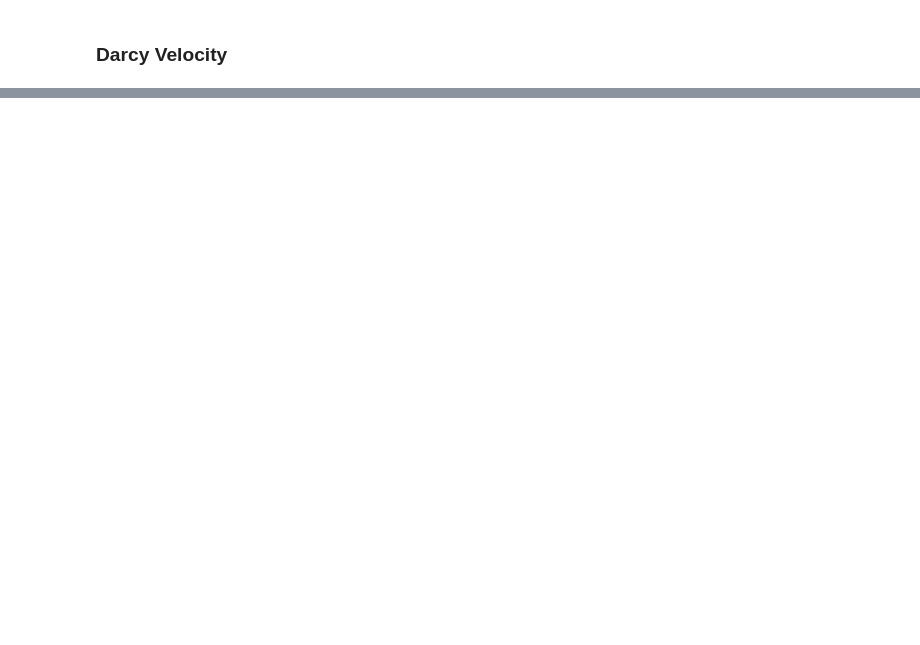
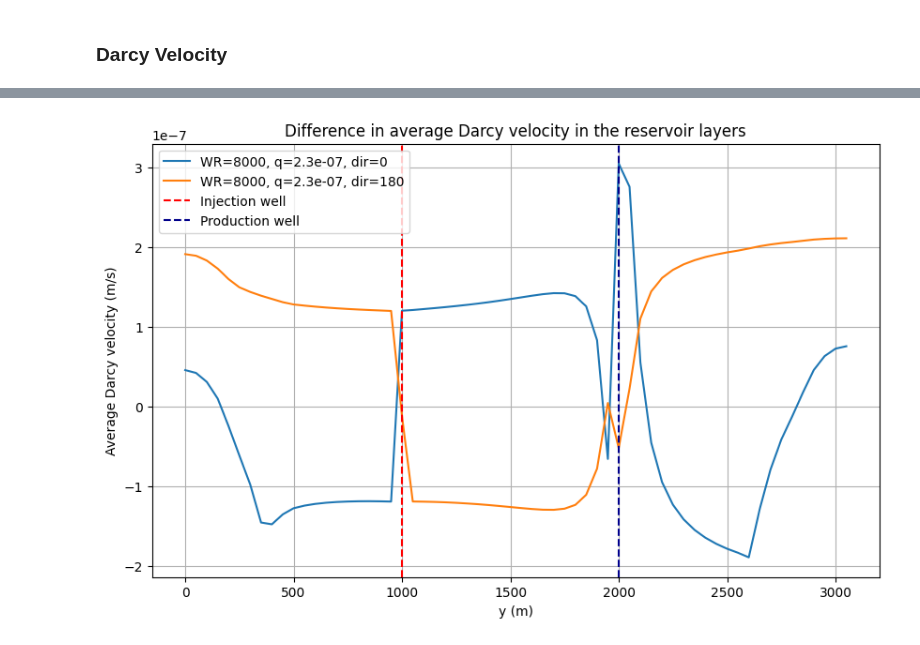
Before and after one commit to KajAbildgaard/MSc-Thesis-Kaj, a Jupyter notebook: Averages.ipynb, the cells around one changed output, grey strips where cells are left out. Saved outputs shown, nothing was run; the diff lists cells and outputs as text; code cells hidden in the pictures; blank space fills up the shorter version.

```diff
--- a/Averages.ipynb
+++ b/Averages.ipynb
@@ -277,0 +395,33 @@ print(avg)
+# %%
+dy = 50
+x_min, x_max = 30, 30   # 30     wells: 31  do -1
+y_min, y_max = 0, 61   # 21, 39 wells: 21, 41
+z_min, z_max = 18, 42   # 18, 42
+
+
+dv_8000 = load_dv('Darcy Velocity', 'homogeneous', wr=8000, q=0, dir=0)
+dv_8000_q0 = load_dv('Darcy Velocity', 'homogeneous', wr=8000, q=2.3e-07, dir=0)
+dv_8000_q180 = load_dv('Darcy Velocity', 'homogeneous', wr=8000, q=2.3e-07, dir=180)
+avg_z_8000 = []
+avg_z_8000_q0 = []
+avg_z_8000_q180 = []
+for i in np.arange(y_min, y_max+1):
+    avg_z_8000.append(avg_dv(dv_8000, x_min, x_max, i, i, z_min, z_max))
+    avg_z_8000_q0.append(avg_dv(dv_8000_q0, x_min, x_max, i, i, z_min, z_max))
+    avg_z_8000_q180.append(avg_dv(dv_8000_q180, x_min, x_max, i, i, z_min, z_max))
+diff_8000_q0 = np.array(avg_z_8000_q0) - np.array(avg_z_8000)
+diff_8000_q180 = np.array(avg_z_8000_q180) - np.array(avg_z_8000)
+y = np.arange(y_min, y_max+1) * dy
+plt.figure(figsize=(10, 6))
+plt.plot(y, diff_8000_q0, label=f'WR=8000, q=2.3e-07, dir=0')
+plt.plot(y, diff_8000_q180, label=f'WR=8000, q=2.3e-07, dir=180')
+plt.title('Difference in average Darcy velocity in the reservoir layers')
+plt.axvline(x=1000, color='red', linestyle='--', label='Injection well')
+plt.axvline(x=2000, color='darkblue', linestyle='--', label='Production well')
+plt.grid()
+plt.xlabel('y (m)')
+plt.ylabel('Average Darcy velocity (m/s)')
+plt.legend()
+plt.show()
+# %% [output]
+[figure, added]
```
Also changed, not shown: parts of 18 cells of this notebook, 6 other files.
